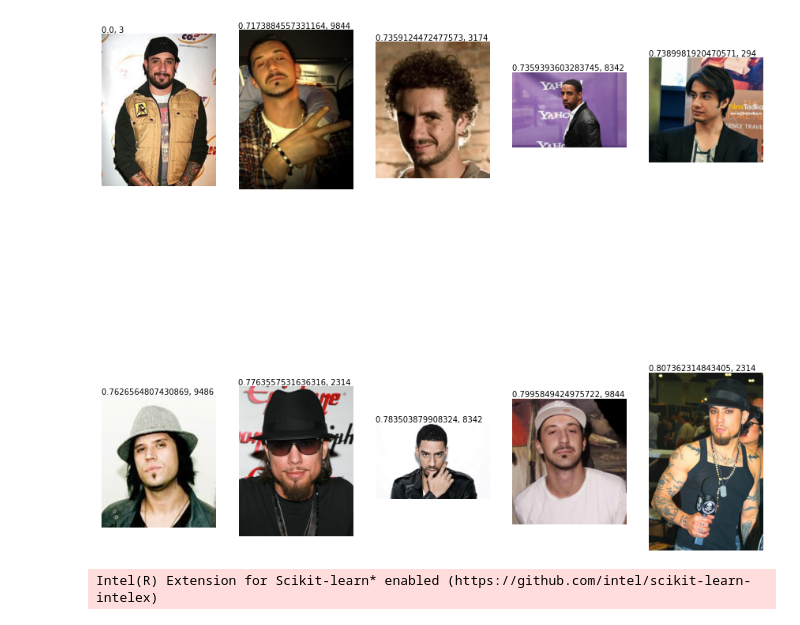
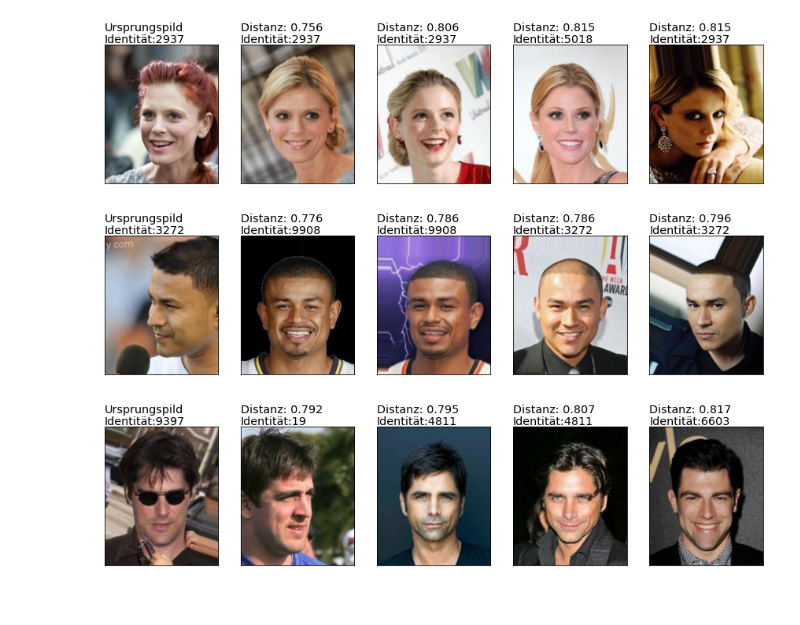
Before and after one commit to siavash9000/facesExploration, a Jupyter notebook: celebAExploration.ipynb, the cells around one changed output. Drawn from its saved outputs; the diff is of its cells as text; code cells hidden in the pictures.

```diff
--- a/celebAExploration.ipynb
+++ b/celebAExploration.ipynb
@@ -1,12 +1,14 @@
 # %%
-EMBEDDINGS_PATH = './getHereYourResults'
-IMAGES_PATH = '/home/sefidrodi/data/img_celeba'
+EMBEDDINGS_PATH = './output'
+IMAGES_PATH = './input/img_align_celeba'
 ID_FILE = '/home/sefidrodi/data/identity_CelebA.txt'
 # %%
 import os
 import numpy as np
 import csv
+from sklearn.preprocessing import normalize
 embeddings = np.load(os.path.join(EMBEDDINGS_PATH, 'embeddings.npy'))
+embeddings = normalize(embeddings)
 label_string = np.load(os.path.join(EMBEDDINGS_PATH,'label_strings.npy'))
 labels = np.load(os.path.join(EMBEDDINGS_PATH, 'labels.npy'))
 image_list = np.load(os.path.join(EMBEDDINGS_PATH, 'image_list.npy'))
@@ -36,39 +38,80 @@ from PIL import Image
 
 def img_reshape(image_path, width=300, height=300):
     img = Image.open(image_path).convert('RGB')
     wpercent = (width/float(img.size[0]))
     hsize = int((float(img.size[1])*float(wpercent)))
     img = img.resize((width,hsize))
     img = np.asarray(img)
     return img
 
-def nearest_neighbours(identity, embeddings, idx_2_id, image_list, images_path, neighbours=3, exclude_identity=False):
+def nearest_neighbours_by_identity(identity, embeddings, idx_2_id, image_list, images_path, neighbours=3, exclude_identity=False):
     index = next(iter(ids_2_idx[str(identity)]))
     emb = embeddings[index]
     display_images = [os.path.join(images_path, image_list[index].decode("utf-8"))]
     dist, neighbour_indices = tree.query([emb], k=neighbours)
     for idx in neighbour_indices[0][1:]:
         if (exclude_identity and idx_2_id[idx] != identity) or not exclude_identity:
             display_images.append(os.path.join(images_path, image_list[idx].decode("utf-8")))
     return display_images, dist
 
+
+def nearest_neighbours_by_file_name(file_name, embeddings, idx_2_id, image_list, images_path, neighbours=3, exclude_identity=False):
+    index = list(image_list).index(file_name)
+    emb = embeddings[int(index)]
+    display_images = [os.path.join(images_path, file_name.decode("utf-8"))]
+    dist, neighbour_indices = tree.query([emb], k=neighbours)
+    for idx in neighbour_indices[0][1:]:
+        if (exclude_identity and idx_2_id[idx] != identity) or not exclude_identity:
+            display_images.append(os.path.join(images_path, image_list[idx].decode("utf-8")))
+    return display_images, dist
+
+
 def plot_images(images, img_2_ids, cols=5, distances=None):
     rows = int(len(images) / cols)
     img_count = 0
-    fig, axes = plt.subplots(nrows=rows, ncols=cols, figsize=(15,15))
+    fig, axes = plt.subplots(nrows=rows, ncols=cols, figsize=(15,5))
     img_arr = []
     for image in images:
         img_arr.append(img_reshape(image))
-    for i in range(rows):
-        for j in range(cols):
+    if (rows>1 and cols>1):
+        for i in range(rows):
+            for j in range(cols):
+                if img_count < len(images):
+                    axes[i, j].imshow(np.asarray(img_arr[img_count]))
+                    if distances is not None:
+                        content = 'distance: '+str(round(distances[0][img_count],3))+', identity:'+img_2_ids[os.path.split(images[img_count])[1]]
+                        axes[i, j].text(-1,-5,content, size="x-large")
+                    axes[i, j].set_axis_off()
+                    img_count+=1
+                    axes[i, j].get_xaxis().set_visible(False)
+                    axes[i, j].get_yaxis().set_visible(False)
+    else:
+        for i in range(cols):
             if img_count < len(images):
-                axes[i, j].imshow(np.asarray(img_arr[img_count]))
+                axes[i].imshow(np.asarray(img_arr[img_count]))
                 if distances is not None:
-                    axes[i, j].text(-1,-5,str(distances[0][img_count])+', '+img_2_ids[os.path.split(images[img_count])[1]])
-                axes[i, j].set_axis_off()
+                    if i!=0:
+                        content = 'Distanz: '+str(round(distances[0][img_count],3))
+                    else:
+                        content = 'Ursprungspild'
+                    axes[i].text(-1,-35,content, size="x-large")
+                    content = 'Identität:'+img_2_ids[os.path.split(images[img_count])[1]]
+                    axes[i].text(-1,-5,content, size="x-large")
                 img_count+=1
+                axes[i].get_xaxis().set_visible(False)
+                axes[i].get_yaxis().set_visible(False)
 
-nn, dist = nearest_neighbours(3, embeddings, idx_2_id, image_list, IMAGES_PATH, neighbours=30, exclude_identity=True)
+nn, dist = nearest_neighbours_by_file_name(b'000002.jpg', embeddings, idx_2_id, image_list, IMAGES_PATH, neighbours=5, exclude_identity=False)
 plot_images(nn, img_2_ids, distances=dist)
+
+
+nn, dist = nearest_neighbours_by_file_name(b'000036.jpg', embeddings, idx_2_id, image_list, IMAGES_PATH, neighbours=5, exclude_identity=False)
+plot_images(nn, img_2_ids, distances=dist)
+
+
+nn, dist = nearest_neighbours_by_file_name(b'000053.jpg', embeddings, idx_2_id, image_list, IMAGES_PATH, neighbours=5, exclude_identity=False)
+plot_images(nn, img_2_ids, distances=dist)
 # %% [output]
-[figure, old version]
+[figure, new version]
+[figure, added]
+[figure, added]
@@ -80,8 +117,0 @@ single_imgs = image_list[single_image_idx]
-# %%
-from sklearnex import patch_sklearn
-patch_sklearn()
-from sklearn.cluster import OPTICS
-import numpy as np
-clustering = OPTICS(min_samples=2, metric='euclidean', xi=0.25).fit(single_image_embeddings)
-# %% [output]
-Intel(R) Extension for Scikit-learn* enabled (https://github.com/intel/scikit-learn-intelex)
```
Also changed, not shown: parts of 5 cells of this notebook, 6 other files.
